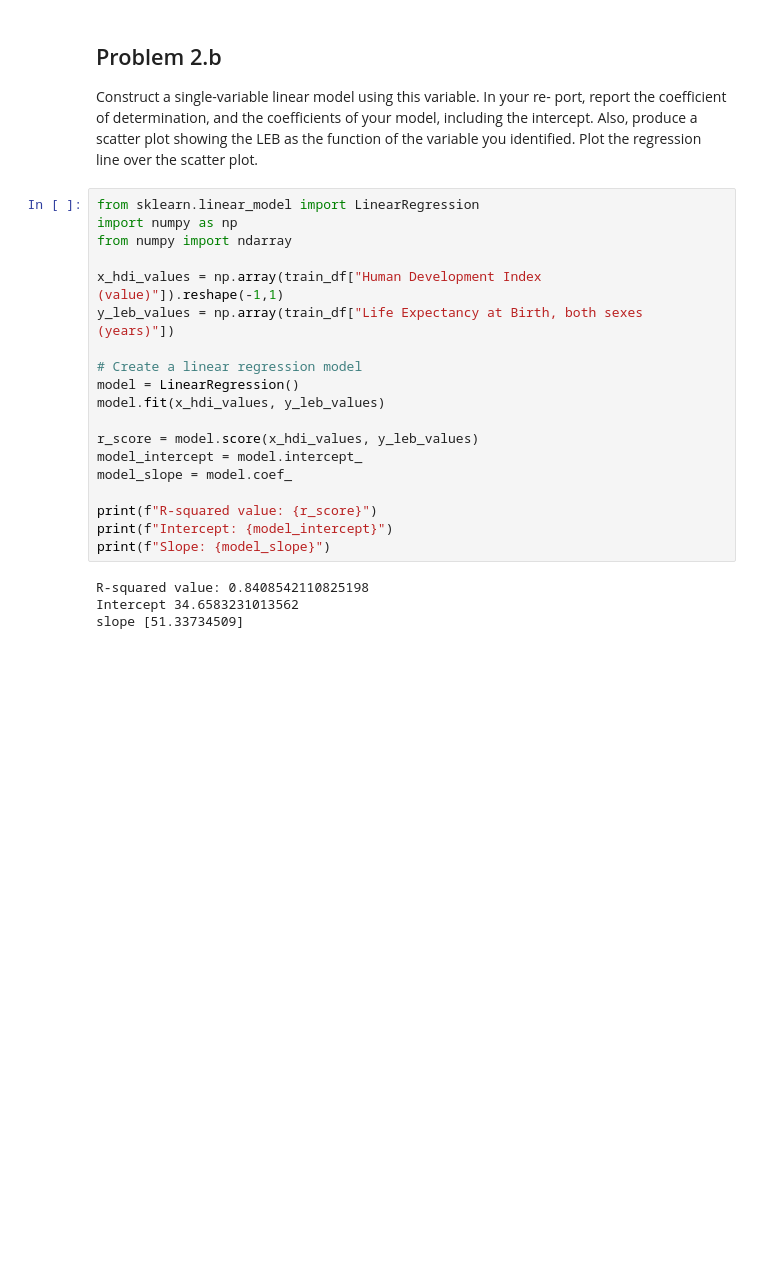
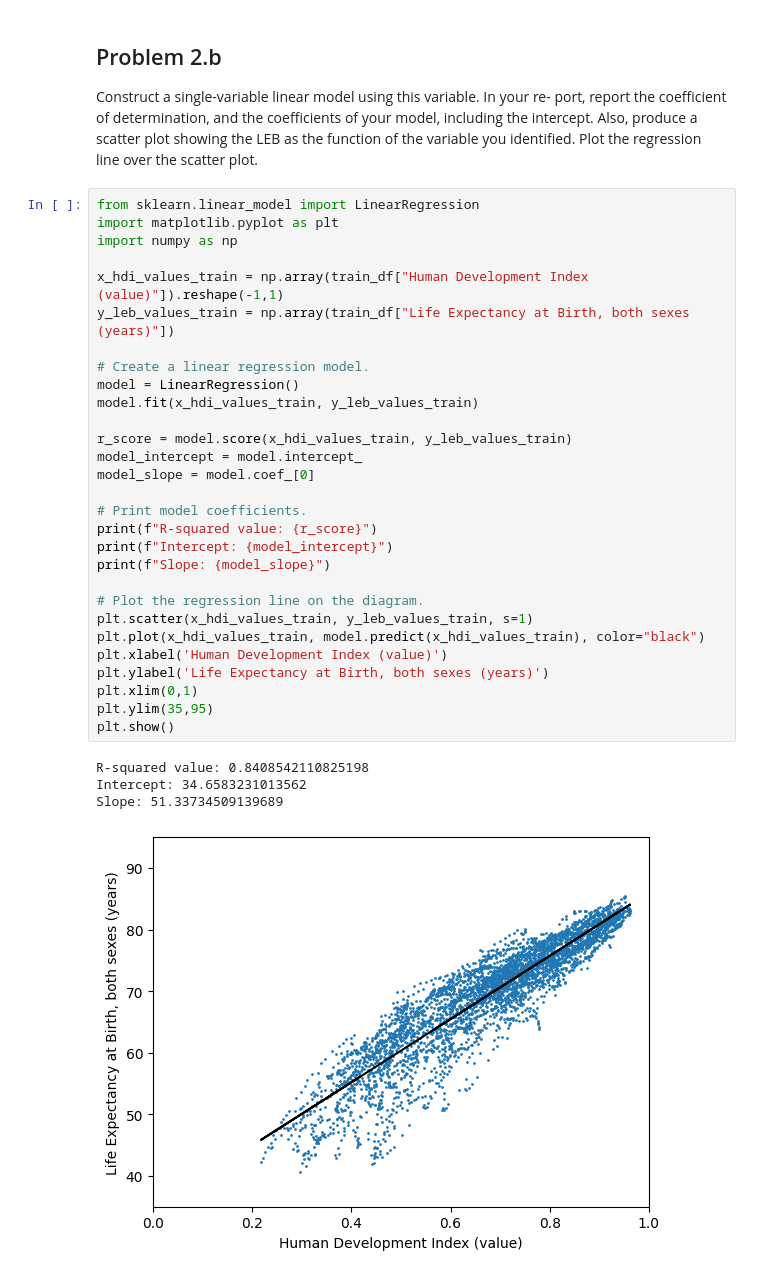
Before and after one commit to willayy/Data-Science-and-AI-DIT407, a Jupyter notebook: Lab 4/lab4.ipynb, the cells around one changed output. Drawn from its saved outputs; the diff is of its cells as text; blank space fills up the shorter version.

```diff
--- a/Lab 4/lab4.ipynb
+++ b/Lab 4/lab4.ipynb
@@ -59,24 +59,35 @@ function of the variable you identified. Plot the regression line over the scatt
 plot.
 # %%
 from sklearn.linear_model import LinearRegression
+import matplotlib.pyplot as plt
 import numpy as np
-from numpy import ndarray
 
-x_hdi_values = np.array(train_df["Human Development Index (value)"]).reshape(-1,1)
-y_leb_values = np.array(train_df["Life Expectancy at Birth, both sexes (years)"])
+x_hdi_values_train = np.array(train_df["Human Development Index (value)"]).reshape(-1,1)
+y_leb_values_train = np.array(train_df["Life Expectancy at Birth, both sexes (years)"])
 
-# Create a linear regression model
+# Create a linear regression model.
 model = LinearRegression()
-model.fit(x_hdi_values, y_leb_values)
+model.fit(x_hdi_values_train, y_leb_values_train)
 
-r_score = model.score(x_hdi_values, y_leb_values)
+r_score = model.score(x_hdi_values_train, y_leb_values_train)
 model_intercept = model.intercept_
-model_slope = model.coef_
+model_slope = model.coef_[0]
 
+# Print model coefficients.
 print(f"R-squared value: {r_score}")
 print(f"Intercept: {model_intercept}")
 print(f"Slope: {model_slope}")
+
+# Plot the regression line on the diagram.
+plt.scatter(x_hdi_values_train, y_leb_values_train, s=1)
+plt.plot(x_hdi_values_train, model.predict(x_hdi_values_train), color="black")
+plt.xlabel('Human Development Index (value)')
+plt.ylabel('Life Expectancy at Birth, both sexes (years)')
+plt.xlim(0,1)
+plt.ylim(35,95)
+plt.show()
 # %% [output]
 R-squared value: 0.8408542110825198
-Intercept 34.6583231013562
-slope [51.33734509]
+Intercept: 34.6583231013562
+Slope: 51.33734509139689
+[figure, added]
```
Also changed, not shown: parts of 4 cells of this notebook.
